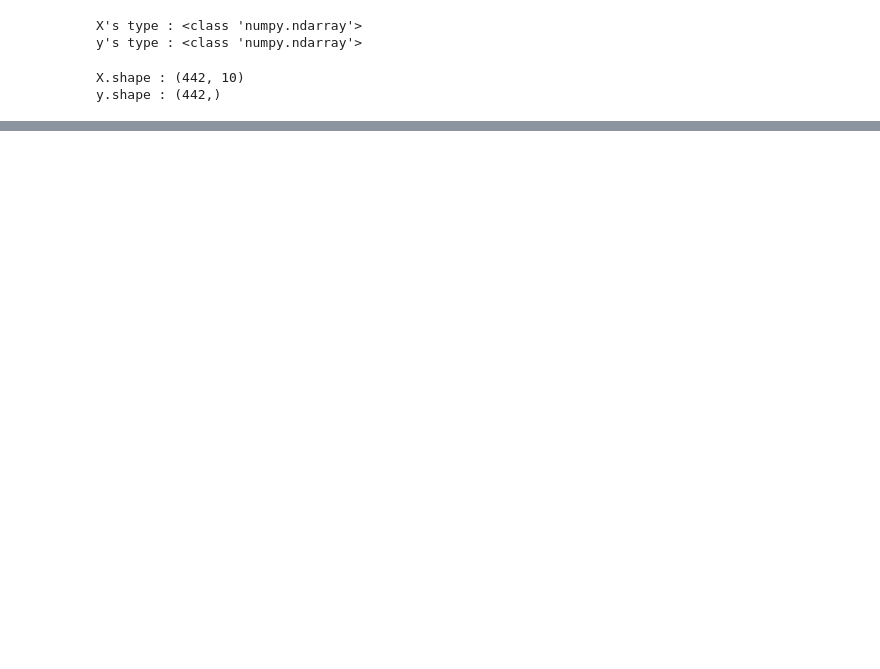
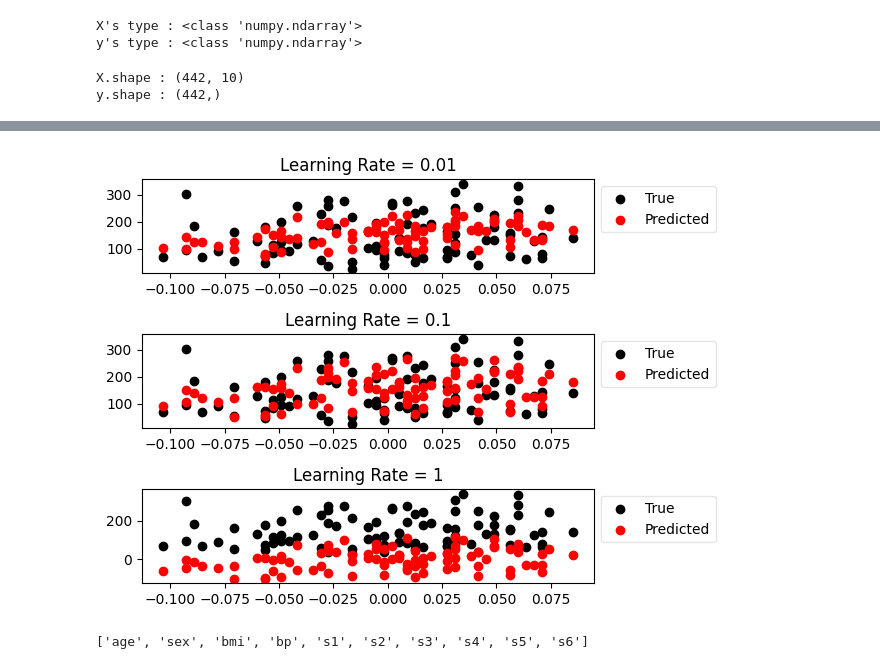
Before and after one commit to dominhok/AIFFEL_quest_rs_csw, a Jupyter notebook: Exploration/Ex01/project1/Project1_Diabetes.ipynb, the cells around one changed output, grey strips where cells are left out. Saved outputs shown, nothing was run; the diff lists cells and outputs as text; code cells hidden in the pictures; blank space fills up the shorter version.

```diff
--- a/Exploration/Ex01/project1/Project1_Diabetes.ipynb
+++ b/Exploration/Ex01/project1/Project1_Diabetes.ipynb
@@ -40,29 +40,28 @@ y.shape : (442,)
 #6. 손실함수 loss 정의하기
 
 def Loss(label, predict):
-    n = label.shape[0]
-    return np.sum((label - predict)**2) / n
+    return np.mean((label - predict)**2)
 # %%
 #7. 기울기를 구하는 gradient 함수 구현하기
 
 def gradient(X, label, predict):
     n = label.shape[0]
     dW = 2 * np.dot(X.T, (predict - label)) / n
-    db = 2 * np.sum(predict - label) / n
+    db = 2 * np.mean(predict - label)
     return dW, db
 # %%
 #8. 하이퍼 파라미터인 학습률 정하기
-learning_rate = [0.01, 0.1, 0.2]
+learning_rate = [0.01, 0.1, 1]
 # %%
 #9. 모델 학습하기
-epoch = 5000
+epoch = 10000
 losses_1, losses_2, losses_3 = [], [], []
 min_loss_1, min_loss_2, min_loss_3 = float('inf'), float('inf'), float('inf')
 best_W_1, best_b_1 = None, None
 best_W_2, best_b_2 = None, None
 best_W_3, best_b_3 = None, None
 for idx, lr in enumerate(learning_rate):
-    W_copy = W  # 새로 초기화
+    W_copy = W
     b_copy = b
     losses = []
     min_loss = float('inf')  # 현재 학습률에서 최소 손실값 초기화
@@ -126,24 +143,32 @@ plt.show()
 # %%
 #11. 정답 데이터와 예측한 데이터 시각화하기기
 fig, axes = plt.subplots(3, 1)
 
 # Learning Rate = 0.01
 axes[0].scatter(x=X_test[:, 0], y=y_test, color='black', label='True')
 axes[0].scatter(x=X_test[:, 0], y=test_prediction_1, color='red', label='Predicted')
-axes[0].set_title('Learning Rate = 0.01')
+axes[0].set_title(f'Learning Rate = {learning_rate[0]}')
 axes[0].legend(loc='upper left', bbox_to_anchor=(1, 1), framealpha=0.5)
 
 # Learning Rate = 0.1
 axes[1].scatter(x=X_test[:, 0], y=y_test, color='black', label='True')
 axes[1].scatter(x=X_test[:, 0], y=test_prediction_2, color='red', label='Predicted')
-axes[1].set_title('Learning Rate = 0.1')
+axes[1].set_title(f'Learning Rate = {learning_rate[1]}')
 axes[1].legend(loc='upper left', bbox_to_anchor=(1, 1), framealpha=0.5)
 
 # Learning Rate = 1
 axes[2].scatter(x=X_test[:, 0], y=y_test, color='black', label='True')
 axes[2].scatter(x=X_test[:, 0], y=test_prediction_3, color='red', label='Predicted')
-axes[2].set_title('Learning Rate = 1')
+axes[2].set_title(f'Learning Rate = {learning_rate[2]}')
 axes[2].legend(loc='upper left', bbox_to_anchor=(1, 1), framealpha=0.5)
 
 plt.tight_layout()
+plt.savefig('Comparing different Learning rate at test.png')
 plt.show()
+# %% [output]
+[figure, added]
+# %%
+#Loss 3000이하로 낮추기
+diabetes.feature_names
+# %% [output]
+['age', 'sex', 'bmi', 'bp', 's1', 's2', 's3', 's4', 's5', 's6']
```
Also changed, not shown: parts of 20 cells of this notebook, 9 other files.
